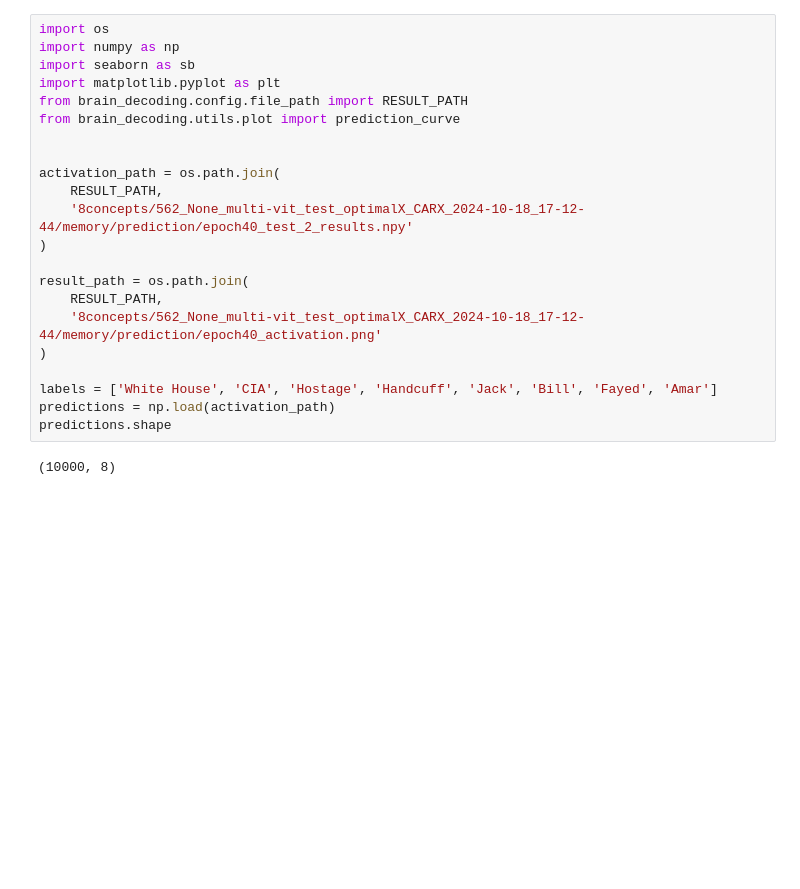
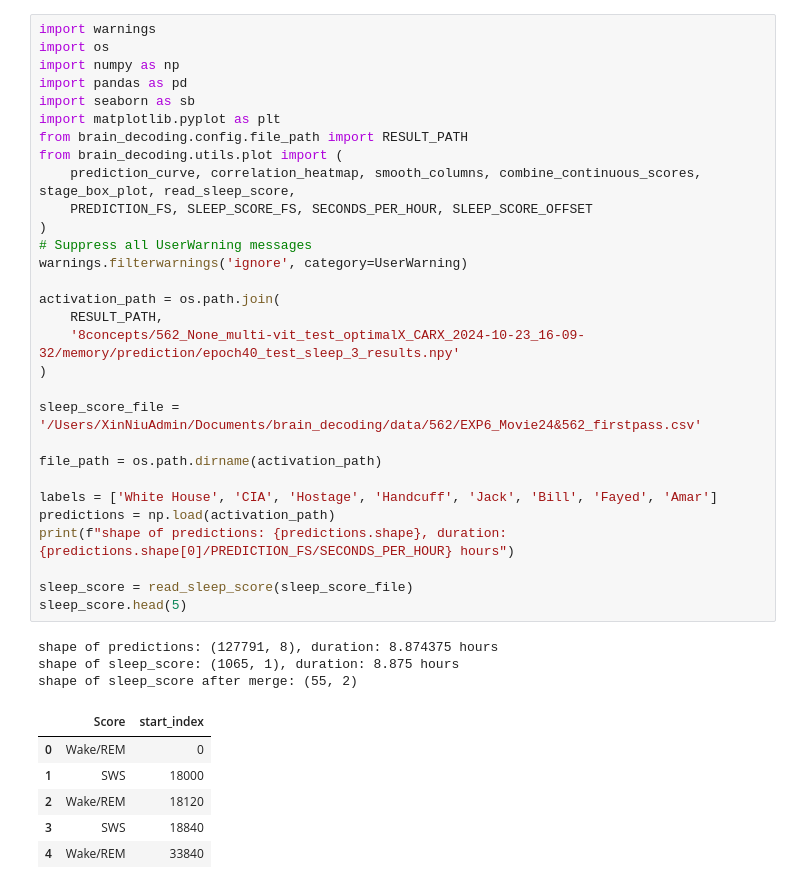
Before and after one commit to NxNiki/brain_decoding, a Jupyter notebook: scripts/plot_activation.ipynb, the cells around one changed output. Cells and saved outputs as stored; diff of their text form; blank space fills up the shorter version.

```diff
--- a/scripts/plot_activation.ipynb
+++ b/scripts/plot_activation.ipynb
@@ -1,24 +1,40 @@
 # %%
+import warnings
 import os
 import numpy as np
+import pandas as pd
 import seaborn as sb
 import matplotlib.pyplot as plt
 from brain_decoding.config.file_path import RESULT_PATH
-from brain_decoding.utils.plot import prediction_curve
-
+from brain_decoding.utils.plot import (
+    prediction_curve, correlation_heatmap, smooth_columns, combine_continuous_scores, stage_box_plot, read_sleep_score,
+    PREDICTION_FS, SLEEP_SCORE_FS, SECONDS_PER_HOUR, SLEEP_SCORE_OFFSET
+)
+# Suppress all UserWarning messages
+warnings.filterwarnings('ignore', category=UserWarning)
 
 activation_path = os.path.join(
     RESULT_PATH,
-    '8concepts/562_None_multi-vit_test_optimalX_CARX_2024-10-18_17-12-44/memory/prediction/epoch40_test_2_results.npy'
+    '8concepts/562_None_multi-vit_test_optimalX_CARX_2024-10-23_16-09-32/memory/prediction/epoch40_test_sleep_3_results.npy'
 )
 
-result_path = os.path.join(
-    RESULT_PATH,
-    '8concepts/562_None_multi-vit_test_optimalX_CARX_2024-10-18_17-12-44/memory/prediction/epoch40_activation.png'
-)
+sleep_score_file = '/Users/XinNiuAdmin/Documents/brain_decoding/data/562/EXP6_Movie24&562_firstpass.csv'
+
+file_path = os.path.dirname(activation_path)
 
 labels = ['White House', 'CIA', 'Hostage', 'Handcuff', 'Jack', 'Bill', 'Fayed', 'Amar']
 predictions = np.load(activation_path)
-predictions.shape
+print(f"shape of predictions: {predictions.shape}, duration: {predictions.shape[0]/PREDICTION_FS/SECONDS_PER_HOUR} hours")
+
+sleep_score = read_sleep_score(sleep_score_file)
+sleep_score.head(5)
 # %% [output]
-(10000, 8)
+shape of predictions: (127791, 8), duration: 8.874375 hours
+shape of sleep_score: (1065, 1), duration: 8.875 hours
+shape of sleep_score after merge: (55, 2)
+|  | Score | start_index |
+| 0 | Wake/REM | 0 |
+| 1 | SWS | 18000 |
+| 2 | Wake/REM | 18120 |
+| 3 | SWS | 18840 |
+| 4 | Wake/REM | 33840 |
```
Also changed, not shown: parts of 5 cells of this notebook, 1 other file.
